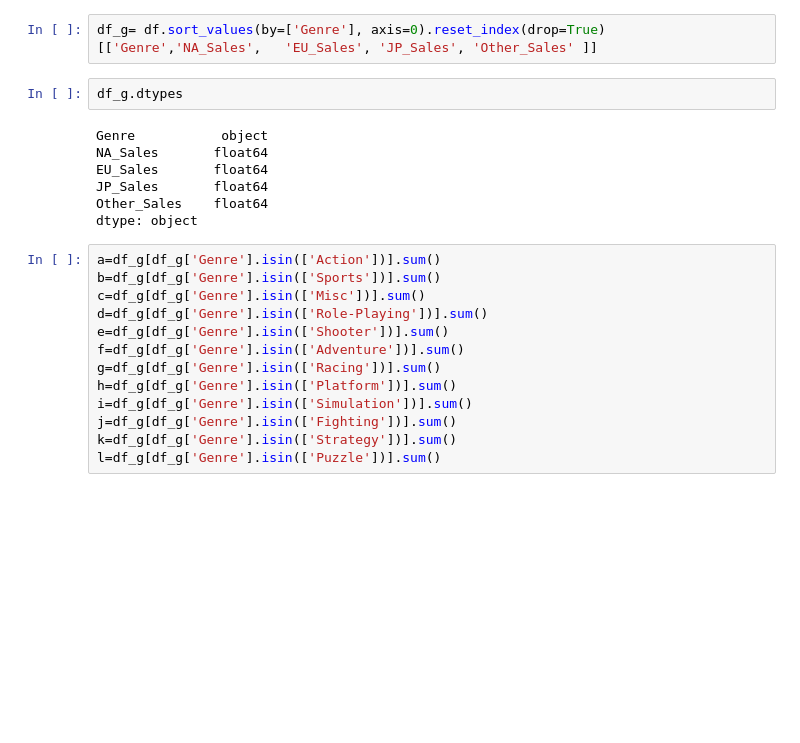
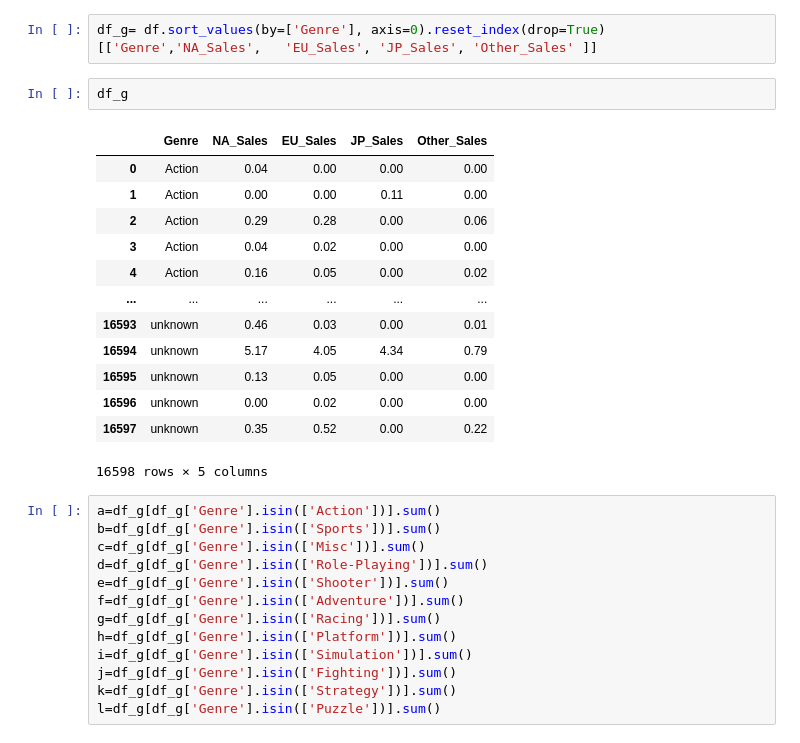
Before and after one commit to poandpo/project-, a Jupyter notebook: project1.ipynb, the cells around one changed output. Drawn from its saved outputs; the diff is of its cells as text; blank space fills up the shorter version.

```diff
--- a/project1.ipynb
+++ b/project1.ipynb
@@ -97,14 +115,21 @@ Name: Genre, dtype: int64
 # %%
 df_g= df.sort_values(by=['Genre'], axis=0).reset_index(drop=True)[['Genre','NA_Sales',	'EU_Sales',	'JP_Sales',	'Other_Sales' ]]
 # %%
-df_g.dtypes
+df_g
 # %% [output]
+|  | Genre | NA_Sales | EU_Sales | JP_Sales | Other_Sales |
+| 0 | Action | 0.04 | 0.00 | 0.00 | 0.00 |
+| 1 | Action | 0.00 | 0.00 | 0.11 | 0.00 |
+| 2 | Action | 0.29 | 0.28 | 0.00 | 0.06 |
+| 3 | Action | 0.04 | 0.02 | 0.00 | 0.00 |
+| 4 | Action | 0.16 | 0.05 | 0.00 | 0.02 |
+| ... | ... | ... | ... | ... | ... |
+| 16593 | unknown | 0.46 | 0.03 | 0.00 | 0.01 |
+| 16594 | unknown | 5.17 | 4.05 | 4.34 | 0.79 |
+| 16595 | unknown | 0.13 | 0.05 | 0.00 | 0.00 |
+| 16596 | unknown | 0.00 | 0.02 | 0.00 | 0.00 |
+| 16597 | unknown | 0.35 | 0.52 | 0.00 | 0.22 |
-Genre           object
-NA_Sales       float64
-EU_Sales       float64
-JP_Sales       float64
-Other_Sales    float64
-dtype: object
+16598 rows × 5 columns
 # %%
 a=df_g[df_g['Genre'].isin(['Action'])].sum()
 b=df_g[df_g['Genre'].isin(['Sports'])].sum()
```
Also changed, not shown: parts of 27 cells of this notebook.
